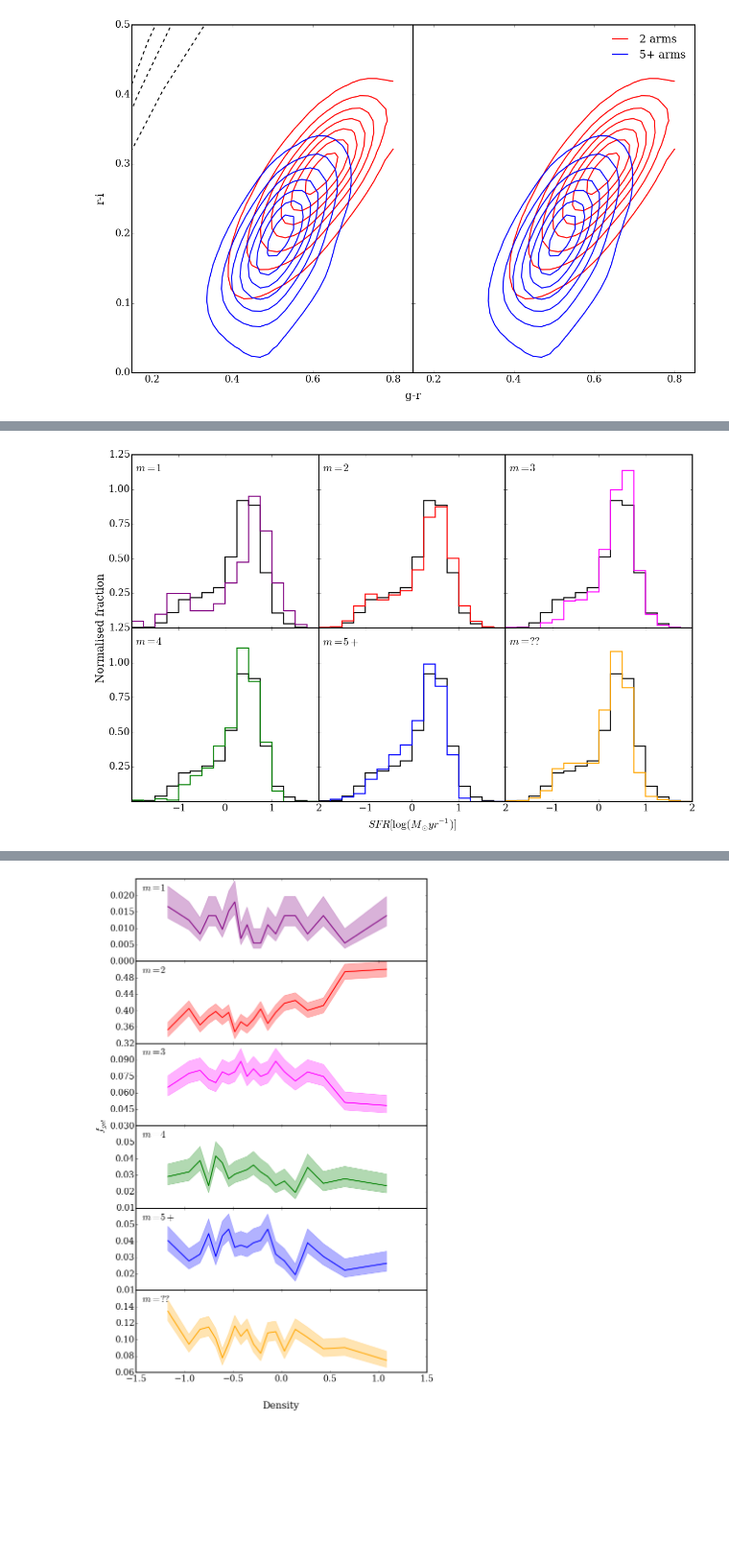
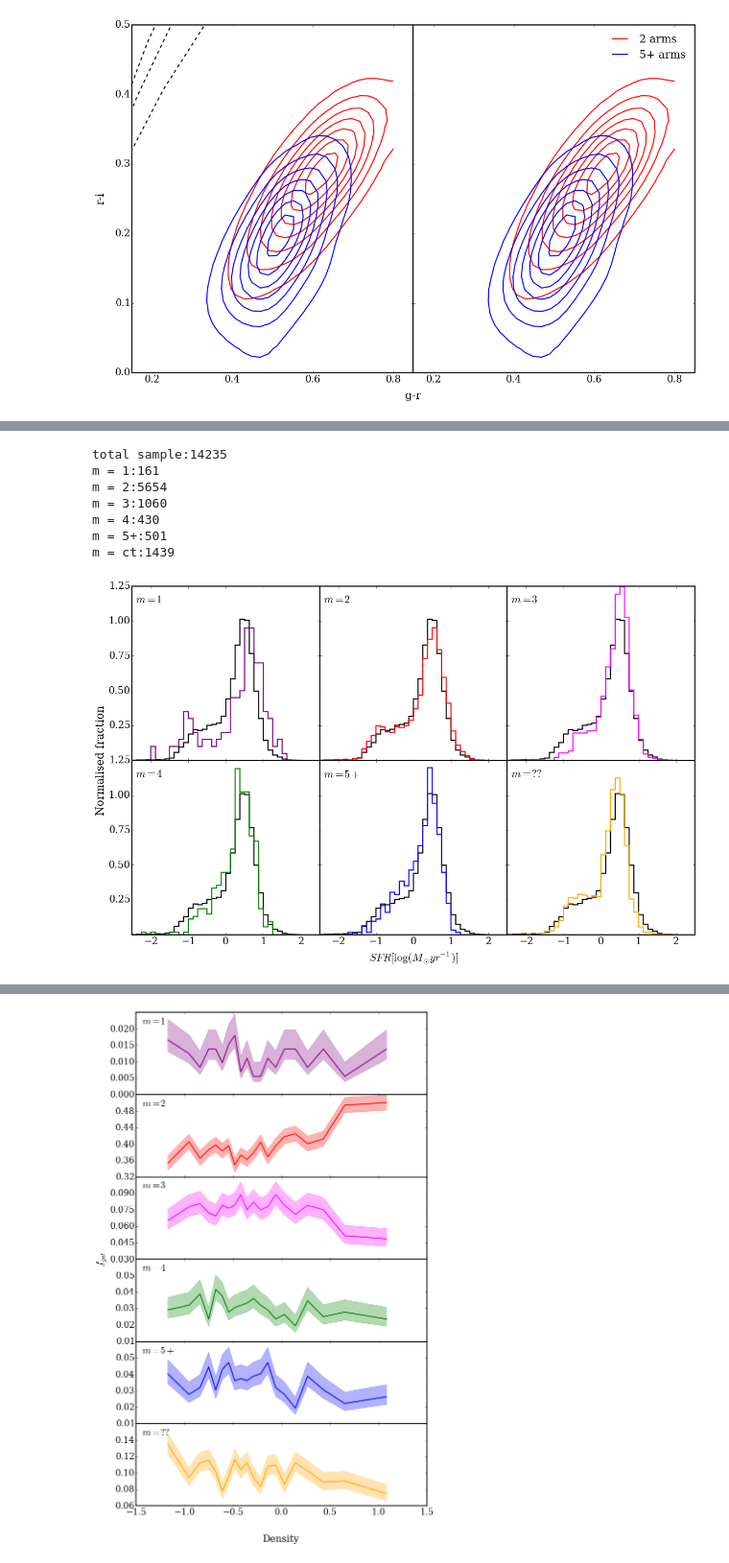
Before and after one commit to bamford/Debiasing-testing, a Jupyter notebook: Plotting_code_notebooks/all_plots.ipynb, the cells around one changed output, grey strips where cells are left out. Shown at 96% size. Cells and saved outputs as stored; diff of their text form; code cells hidden in the pictures; blank space fills up the shorter version.

```diff
--- a/Plotting_code_notebooks/all_plots.ipynb
+++ b/Plotting_code_notebooks/all_plots.ipynb
@@ -110,21 +124,28 @@ plt.savefig("figs/cm1.jpg")
 # %%
 # SFR diagram
 
 #fig,ps=plotting.make_2x3_plot(xlims=[9,12],xticks=[9,10,11],ylims=[-3,2],yticks=[-3,-1,1],
     #x_label="$M_r$",y_label="u-r",title_position=[0.02,0.95],f_size=font_size_2x3,fig_size=figure_size_2x3)
 
 #plotting.contour(cx=["mstar_total_avg"],cy=["sfr_total_avg"],grid=30,
     #f=fig,ps=ps,con_full=True,plot_line=True,xlims=[9,12],ylims=[-3,2],f_size=font_size_2x3,levels=np.linspace(0.2,0.7,5),
     #mass_limit=False,mass_range=[0,100])
 
-fig,ps=plotting.make_2x3_plot(xlims=[-2,2],xticks=[-1,0,1,2],ylims=[0,1.25],yticks=[0.25,0.5,0.75,1,1.25],
+fig,ps=plotting.make_2x3_plot(xlims=[-2.5,2.5],xticks=[-2,-1,0,1,2],ylims=[0,1.25],yticks=[0.25,0.5,0.75,1,1.25],
     x_label=r"$SFR[\log(M_{\odot} yr^{-1})]$",y_label="Normalised fraction",title_position=[0.02,0.95],f_size=font_size_2x3,fig_size=figure_size_2x3)
 
-plotting.histogram(cx=["sfr_total_avg"],Nb=20,bin_extent=[-3,2],ps=ps,full_hist=True,mass_limit=False,mass_range=[0,100])
+plotting.histogram(cx=["sfr_total_avg"],Nb=40,bin_extent=[-3,2],ps=ps,full_hist=True,mass_limit=False,mass_range=[0,100])
 
 plt.savefig("figs/sfr.jpg")
 # %% [output]
+total sample:14235
+m = 1:161
+m = 2:5654
+m = 3:1060
+m = 4:430
+m = 5+:501
+m = ct:1439
-[figure, old version]
+[figure, new version]
 # %%
 # Colour magnitude diagram 2
 
```
Also changed, not shown: parts of 10 cells of this notebook, 5 other files.
